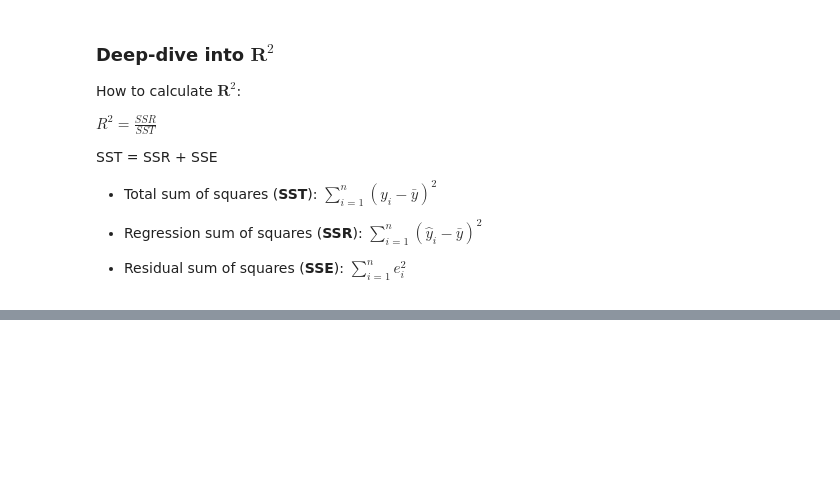
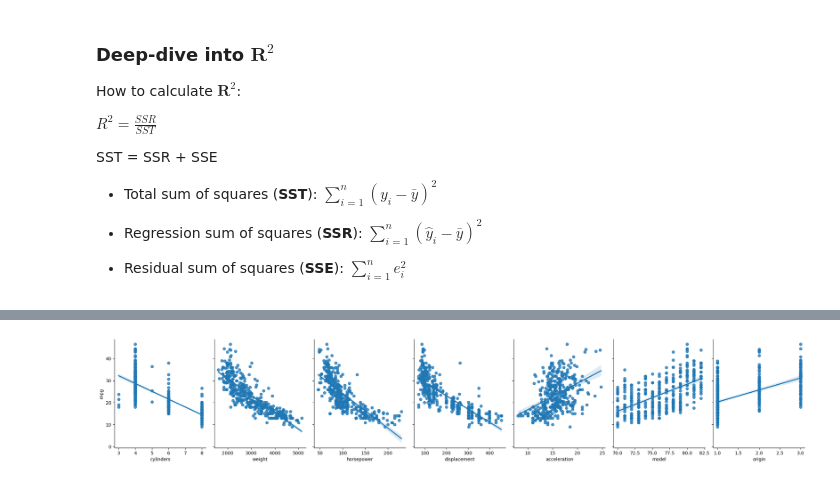
Before and after one commit to amandawang90-spec/neuefische-data-analysis-180825-advanced_analytics_module_and_projects, a Jupyter notebook: 06_linear_regression/Linear-Regression.ipynb, the cells around one changed output, grey strips where cells are left out. Saved outputs shown, nothing was run; the diff lists cells and outputs as text; code cells hidden in the pictures; blank space fills up the shorter version.

```diff
--- a/06_linear_regression/Linear-Regression.ipynb
+++ b/06_linear_regression/Linear-Regression.ipynb
@@ -559,0 +557,6 @@ plt.show()
+# %%
+# Pairplot
+sns.pairplot(cars, x_vars=['cylinders','weight','horsepower','displacement','acceleration','model', 'origin'], y_vars='mpg', height=4, aspect=0.8, kind='reg')
+plt.show()
+# %% [output]
+[figure, added]
```
Also changed, not shown: parts of 11 cells of this notebook, 6 other files.
